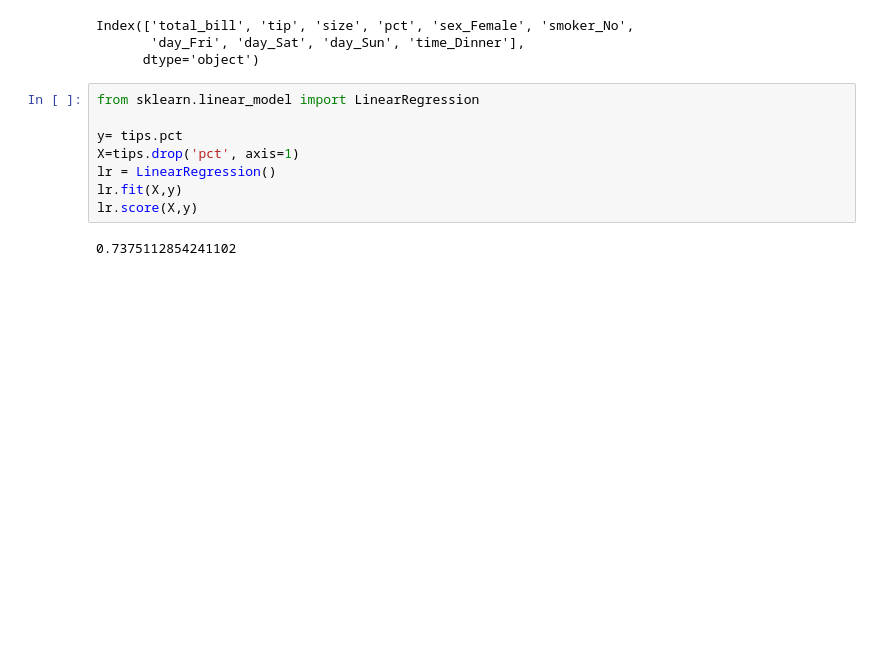
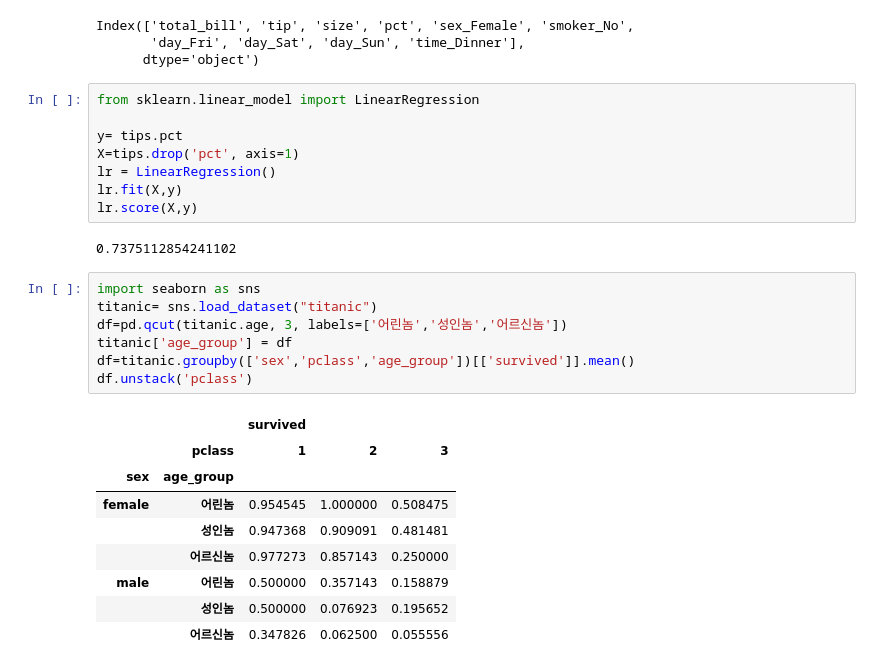
Before and after one commit to vvbshvv/12.22-, a Jupyter notebook: 연습3.ipynb, the cells around one changed output. Drawn from its saved outputs; the diff is of its cells as text; blank space fills up the shorter version.

```diff
--- a/연습3.ipynb
+++ b/연습3.ipynb
@@ -203,3 +203,20 @@ lr.fit(X,y)
 lr.score(X,y)
 # %% [output]
 0.7375112854241102
+# %%
+import seaborn as sns
+titanic= sns.load_dataset("titanic")
+df=pd.qcut(titanic.age, 3, labels=['어린놈','성인놈','어르신놈'])
+titanic['age_group'] = df
+df=titanic.groupby(['sex','pclass','age_group'])[['survived']].mean()
+df.unstack('pclass')
+# %% [output]
+|  |  | survived |  |  |
+|  | pclass | 1 | 2 | 3 |
+| sex | age_group |  |  |  |
+| female | 어린놈 | 0.954545 | 1.000000 | 0.508475 |
+|  | 성인놈 | 0.947368 | 0.909091 | 0.481481 |
+|  | 어르신놈 | 0.977273 | 0.857143 | 0.250000 |
+| male | 어린놈 | 0.500000 | 0.357143 | 0.158879 |
+|  | 성인놈 | 0.500000 | 0.076923 | 0.195652 |
+|  | 어르신놈 | 0.347826 | 0.062500 | 0.055556 |
```
Also changed, not shown: parts of 1 cell of this notebook.
